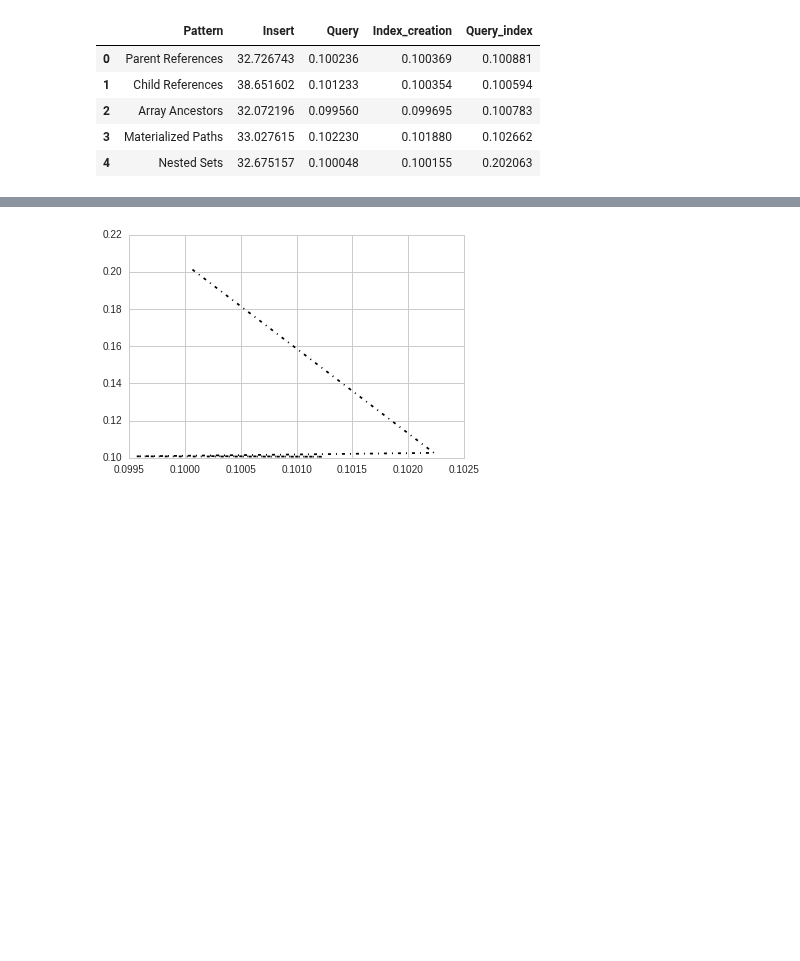
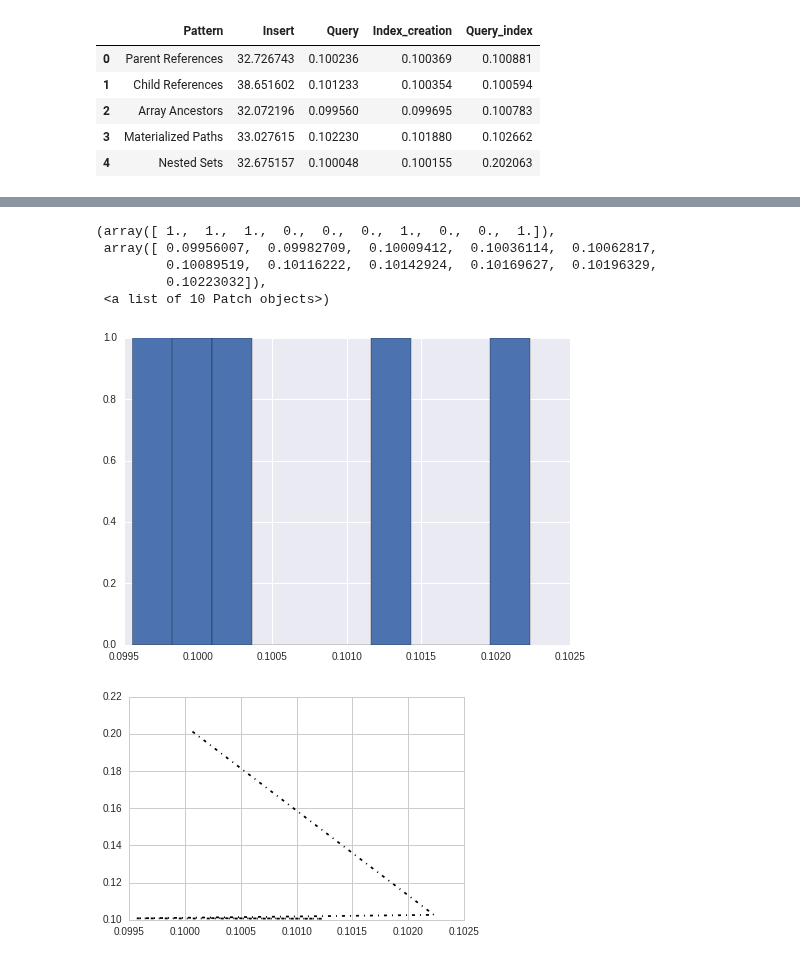
Before and after one commit to miltonlab/pyresearch, a Jupyter notebook: trees-mongodb/Trees NOSQL MongoDB.ipynb, the cells around one changed output, grey strips where cells are left out. Cells and saved outputs as stored; diff of their text form; code cells hidden in the pictures; blank space fills up the shorter version.

```diff
--- a/trees-mongodb/Trees NOSQL MongoDB.ipynb
+++ b/trees-mongodb/Trees NOSQL MongoDB.ipynb
@@ -528,3 +545,12 @@ sea.distplot(results.Insertion)
+# %%
+plt.hist(results.Query)
+# %% [output]
+(array([ 1.,  1.,  1.,  0.,  0.,  0.,  1.,  0.,  0.,  1.]),
+ array([ 0.09956007,  0.09982709,  0.10009412,  0.10036114,  0.10062817,
+         0.10089519,  0.10116222,  0.10142924,  0.10169627,  0.10196329,
+         0.10223032]),
+ <a list of 10 Patch objects>)
+[figure, added]
 # %%
 sea.set_style("whitegrid")
 #sea.distplot(results.Insert)
```
Also changed, not shown: parts of 7 cells of this notebook.
